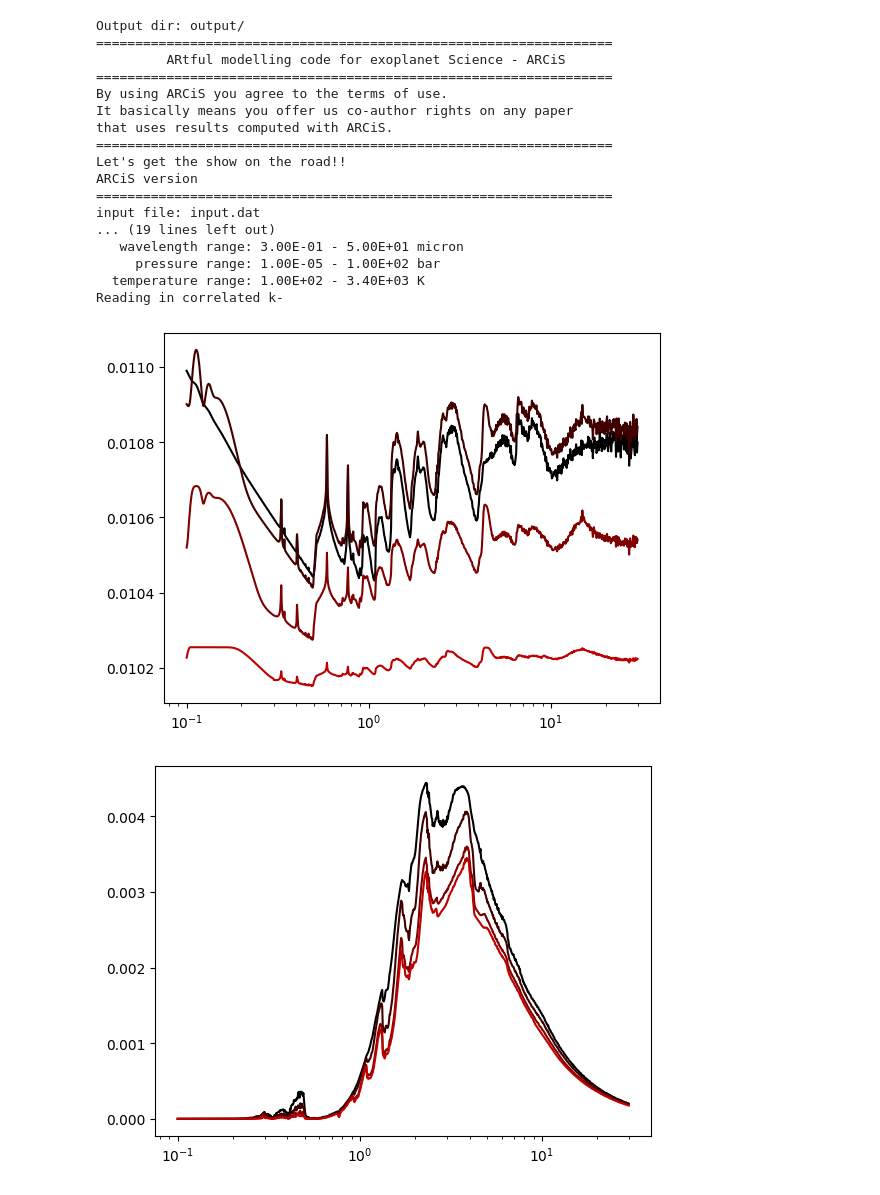
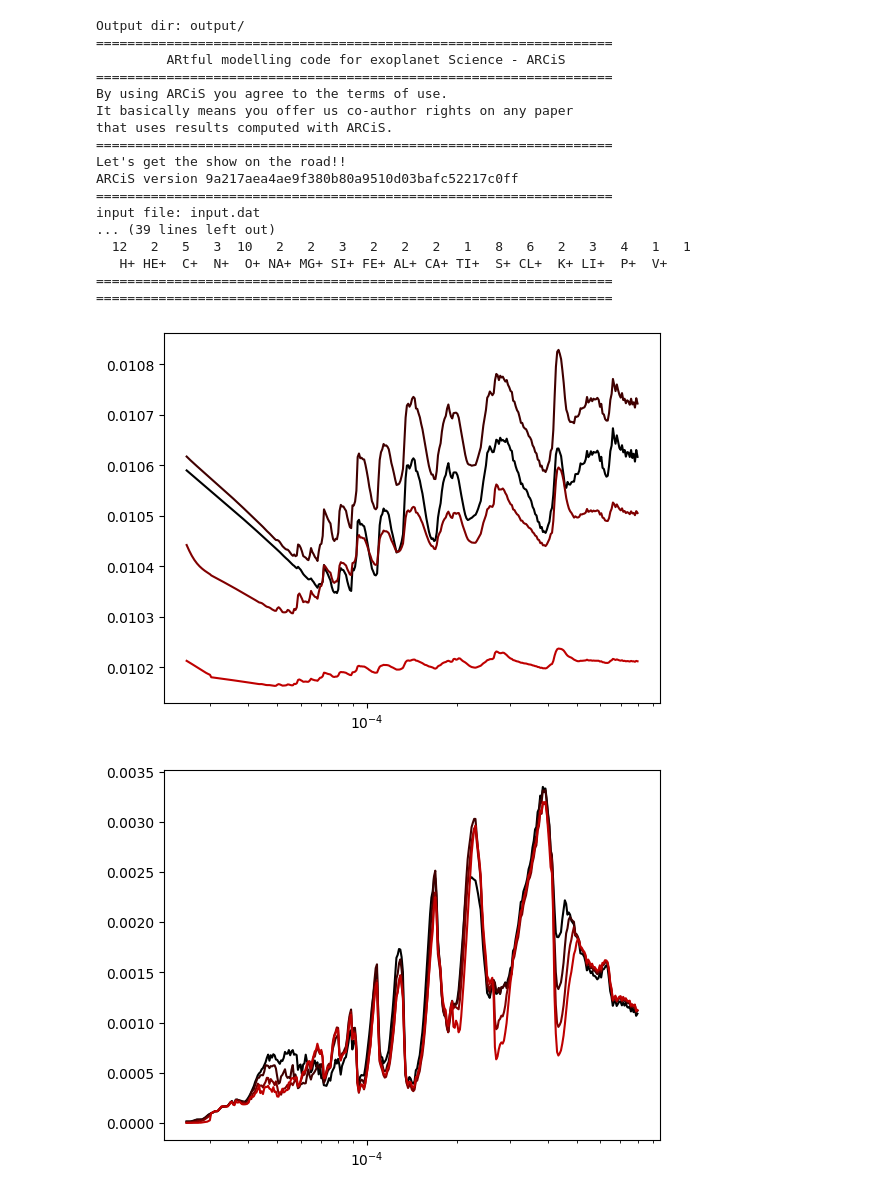
Before and after one commit to michielmin/ARCiS, a Jupyter notebook: python/ARCiS_notebook.ipynb, the cells around one changed output. Cells and saved outputs as stored; diff of their text form; code cells hidden in the pictures.

```diff
--- a/python/ARCiS_notebook.ipynb
+++ b/python/ARCiS_notebook.ipynb
@@ -6,7 +6,7 @@ import pyARCiS
 # %%
 # initialize ARCiS from input file input.dat, store output in <output>
 # the third argument with commandline options is optional
-pyARCiS.pyinit('input.dat','output','-s lmin=0.1 -s lmax=30 -s specres=150 -s emisspec=.true.')
+pyARCiS.pyinit('input.dat','output','-s emisspec=.true. -s computeT=.true.')
 # %% [output]
 Output dir: output/
 ==================================================================
@@ -17,14 +17,20 @@ It basically means you offer us co-author rights on any paper
 that uses results computed with ARCiS.
 ==================================================================
 Let's get the show on the road!!
-ARCiS version
+ARCiS version 9a217aea4ae9f380b80a9510d03bafc52217c0ff
 ==================================================================
 input file: input.dat
-... (19 lines left out)
-   wavelength range: 3.00E-01 - 5.00E+01 micron
-     pressure range: 1.00E-05 - 1.00E+02 bar
-  temperature range: 1.00E+02 - 3.40E+03 K
-Reading in correlated k-
+... (39 lines left out)
+  12   2   5   3  10   2   2   3   2   2   2   1   8   6   2   3   4   1   1
+   H+ HE+  C+  N+  O+ NA+ MG+ SI+ FE+ AL+ CA+ TI+  S+ CL+  K+ LI+  P+  V+
+==================================================================
+==================================================================
+# %%
+lam=np.empty([pyARCiS.pyex.nlam],dtype=float)
+trans=np.empty([pyARCiS.pyex.nlam],dtype=float)
+emis=np.empty([pyARCiS.pyex.nlam],dtype=float)
+P=np.empty([pyARCiS.pyex.nr],dtype=float)
+T=np.empty([pyARCiS.pyex.nr],dtype=float)
 # %%
 for i in range(0,4):
     Z=float(i)
@@ -32,8 +38,9 @@ for i in range(0,4):
     pyARCiS.pysetvalue('metallicity',Z)
 # pycomputemodel computes a model using the current setup
     pyARCiS.pycomputemodel()
+    pyARCiS.pygettrans(lam,trans)
     plt.xscale('log')
-    plt.plot(pyARCiS.pyex.pylam, pyARCiS.pyex.pytrans, color=(i/4,0,0),zorder=200)
+    plt.plot(lam, trans, color=(i/4,0,0),zorder=200)
 
 # the exchange module pyex contains:
 # pylam: the wavelength grid in micron
@@ -51,24 +58,25 @@ for i in range(0,4):
 # note that you can ofcourse run a retrieval completely within python if you like without using any of the ARCiS
 # intrinsic retrieval parameters setup in the input file
 # %% [output]
-[figure, old version]
+[figure, new version]
 # %%
 # pysetkeyword sets a keyword using two strings (key and value)
 #!!!!!!!!!!!!!!!!!!!!!!!!!!!!!!!!!!!!!!!!!!!!!!!!!!!!!!!!!!!!!!!!!!!!!!!!!!!!!!!!!!!!!!!!!!!!!!!
 # note that you always have to be carefull changing things after initialization.
 # For physical parameters (abundances, radius, mass, chemical parameters ...) it is always fine
 # For retrieval parameters it is always fine
 # For parameters defining the setup (number of layers, chemistry on/off, spectral resultion ...) it is usually not fine
 #!!!!!!!!!!!!!!!!!!!!!!!!!!!!!!!!!!!!!!!!!!!!!!!!!!!!!!!!!!!!!!!!!!!!!!!!!!!!!!!!!!!!!!!!!!!!!!!
 
 pyARCiS.pysetkeyword('scattering','.true.')
 pyARCiS.pysetkeyword('scattstar','.true.')
 
 for i in range(0,4):
     Z=float(i)
     pyARCiS.pysetvalue('metallicity',Z)
     pyARCiS.pycomputemodel()
+    pyARCiS.pygetemis(lam,emis,1)
     plt.xscale('log')
-    plt.plot(pyARCiS.pyex.pylam, pyARCiS.pyex.pyemis[0], color=(i/4,0,0),zorder=200)
+    plt.plot(lam, emis, color=(i/4,0,0),zorder=200)
 # %% [output]
-[figure, old version]
+[figure, new version]
```
Also changed, not shown: parts of 1 cell of this notebook, 2 other files.
